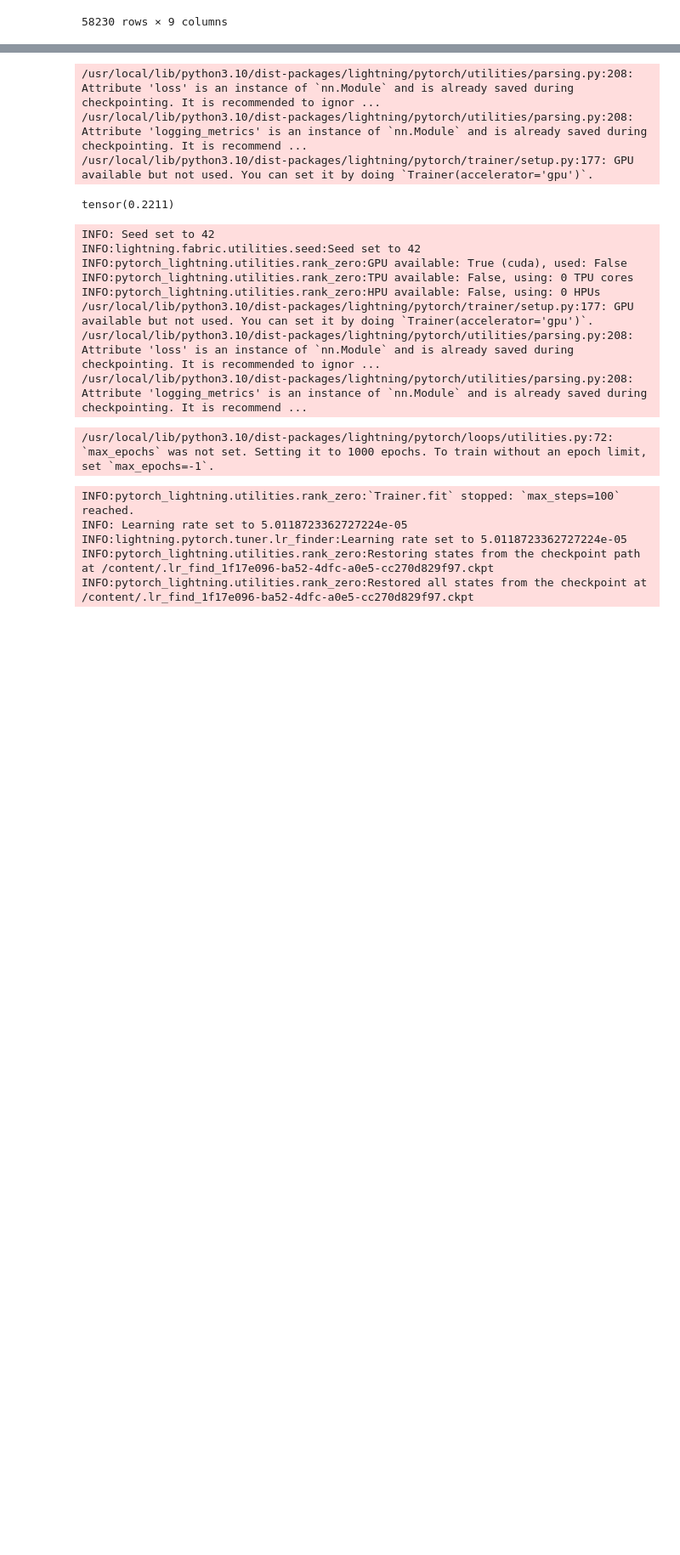
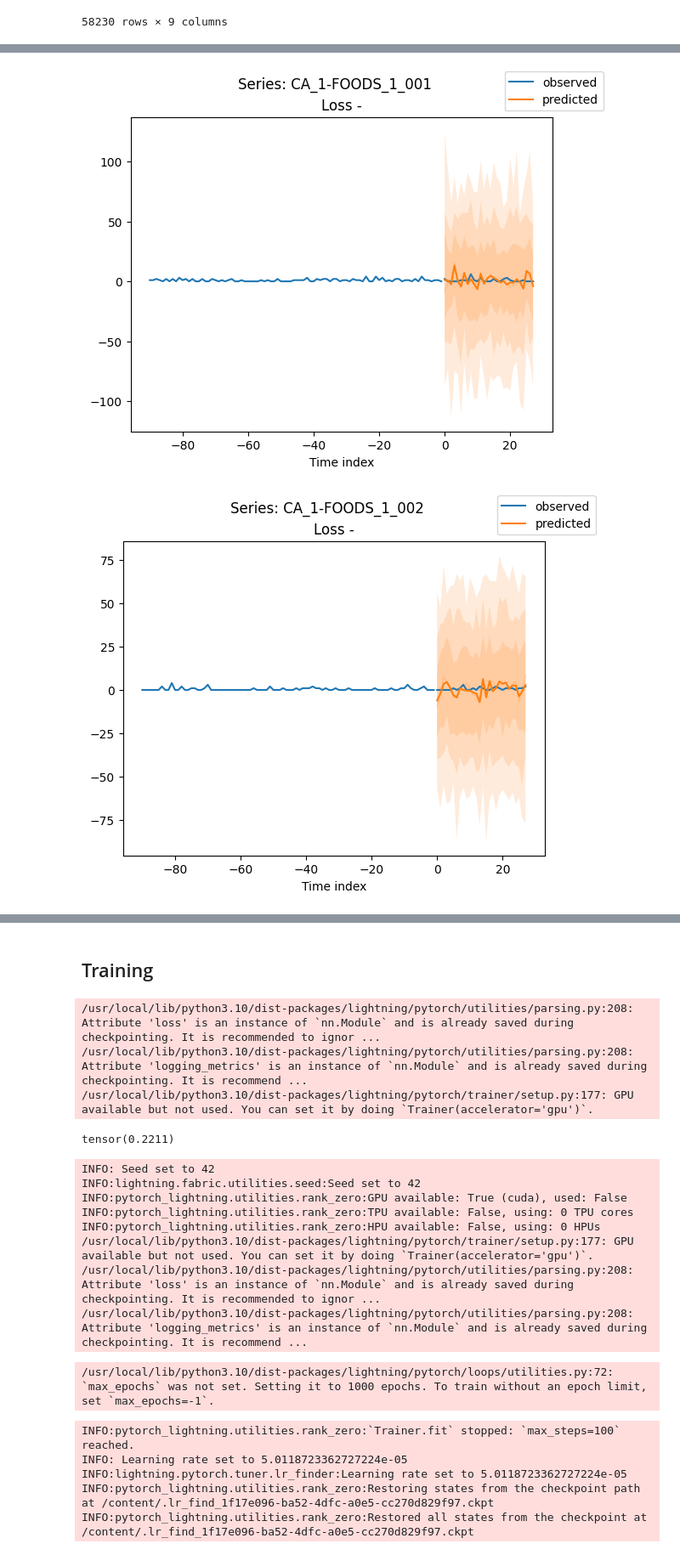
Before and after one commit to kerryzl77/Deep-Learning, a Jupyter notebook: DeepAR/DeepAR_PytorchForecast.ipynb, the cells around one changed output, grey strips where cells are left out. Shown at 85% size. Drawn from its saved outputs; the diff is of its cells as text; code cells hidden in the pictures; blank space fills up the shorter version.

```diff
--- a/DeepAR/DeepAR_PytorchForecast.ipynb
+++ b/DeepAR/DeepAR_PytorchForecast.ipynb
@@ -214,0 +324,3 @@ from pytorch_forecasting.metrics import MAE, SMAPE, MultivariateNormalDistributi
+# %%
+# Convert target to float
+sales_train_evaluation_long['target'] = sales_train_evaluation_long['target'].astype(float)
@@ -214,0 +370,30 @@ from pytorch_forecasting.metrics import MAE, SMAPE, MultivariateNormalDistributi
+# %%
+early_stop_callback = EarlyStopping(monitor="val_loss", min_delta=1e-4, patience=10, verbose=False, mode="min")
+trainer = pl.Trainer(
+    max_epochs=30,
+    accelerator="auto",
+    enable_model_summary=True,
+    gradient_clip_val=0.1,
+    callbacks=[early_stop_callback],
+    limit_train_batches=50,
+    enable_checkpointing=True,
+)
+
+
+net = DeepAR.from_dataset(
+    training,
+    learning_rate=0.001,
+    log_interval=10,
+    log_val_interval=1,
+    hidden_size=32,
+    rnn_layers=2,
+    optimizer="Adam",
+    dropout=0.1,
+    loss=NormalDistributionLoss(),
+)
+
+trainer.fit(
+    net,
+    train_dataloaders=train_dataloader,
+    val_dataloaders=val_dataloader,
+)
@@ -214,0 +422,3 @@ from pytorch_forecasting.metrics import MAE, SMAPE, MultivariateNormalDistributi
+# %%
+best_model_path = trainer.checkpoint_callback.best_model_path
+best_model = DeepAR.load_from_checkpoint(best_model_path)
@@ -214,0 +428,4 @@ from pytorch_forecasting.metrics import MAE, SMAPE, MultivariateNormalDistributi
+# %%
+raw_predictions = net.predict(
+    val_dataloader, mode="raw", return_x=True, n_samples=100, trainer_kwargs=dict(accelerator="cpu")
+)
@@ -214,0 +441,8 @@ from pytorch_forecasting.metrics import MAE, SMAPE, MultivariateNormalDistributi
+# %%
+series = validation.x_to_index(raw_predictions.x)["id"]
+for idx in range(10):  # plot 10 examples
+    best_model.plot_prediction(raw_predictions.x, raw_predictions.output, idx=idx, add_loss_to_title=True)
+    plt.suptitle(f"Series: {series.iloc[idx]}")
+# %% [output]
+[figure, added]
+[figure, added]
@@ -215,3 +457,5 @@ from pytorch_forecasting.metrics import MAE, SMAPE, MultivariateNormalDistributi
+# %% [markdown]
+## Training
 # %%
 data = sales_train_evaluation_long
 # %%
```
Also changed, not shown: parts of 31 cells of this notebook.
